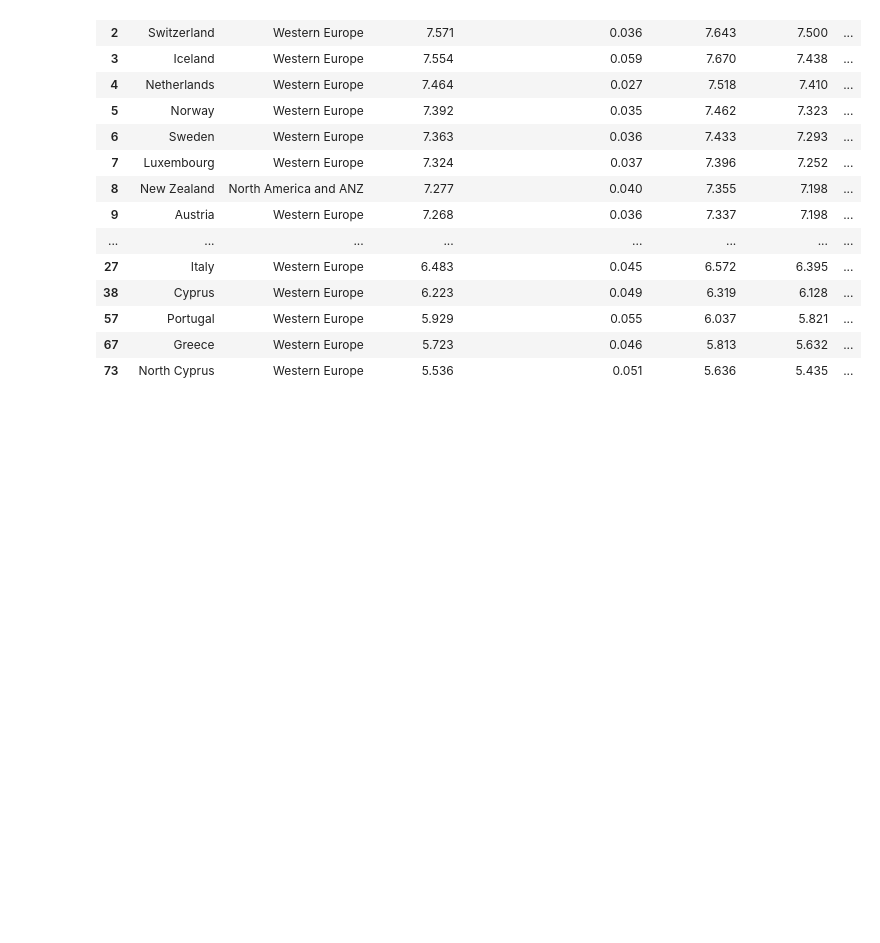
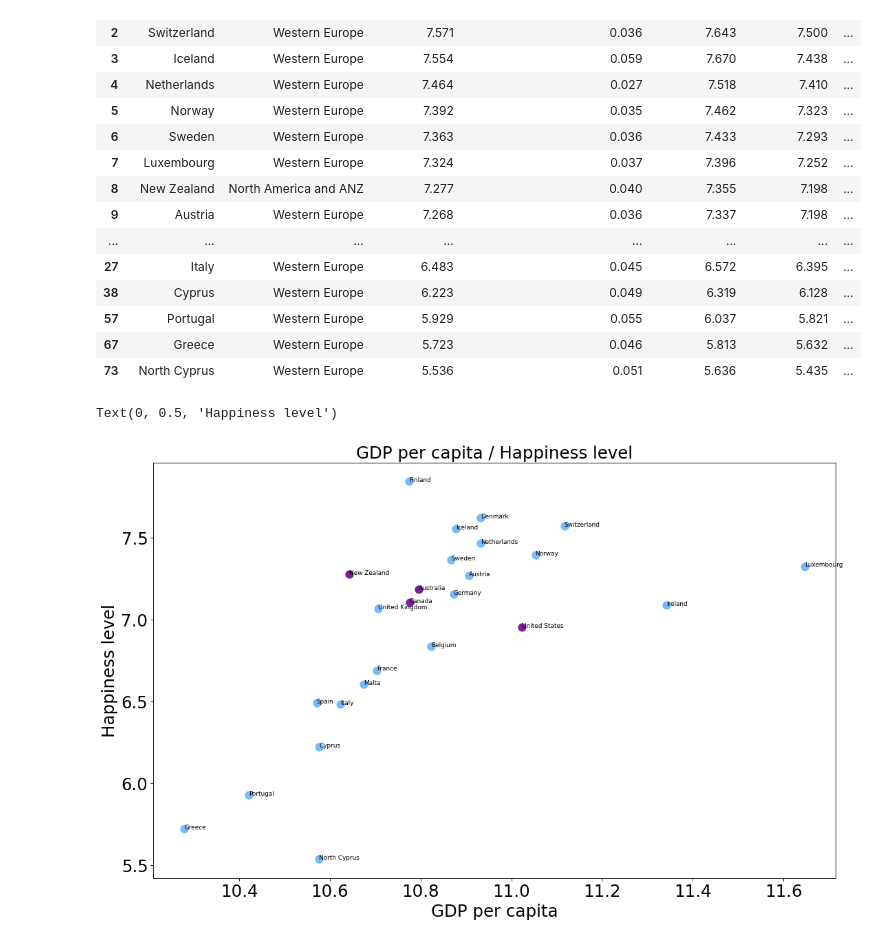
Before and after one commit to Dimignat/kristina, a Jupyter notebook: charts.ipynb, the cells around one changed output. Cells and saved outputs as stored; diff of their text form; code cells hidden in the pictures; blank space fills up the shorter version.

```diff
--- a/charts.ipynb
+++ b/charts.ipynb
@@ -328,3 +328,24 @@ df
 | 57 | Portugal | Western Europe | 5.929 | 0.055 | 6.037 | 5.821 | ... |
 | 67 | Greece | Western Europe | 5.723 | 0.046 | 5.813 | 5.632 | ... |
 | 73 | North Cyprus | Western Europe | 5.536 | 0.051 | 5.636 | 5.435 | ... |
+# %%
+df = data[data["Regional indicator"].isin(regions)].copy()
+df.rename(columns={"Logged GDP per capita": "GDP per capita", "Ladder score": "Happiness level"}, inplace=True)
+df.sort_values("GDP per capita", inplace=True)
+df.set_index("Country name", inplace=True)
+fig = plt.figure(figsize=(16, 10), dpi=80, facecolor='w', edgecolor='k')
+
+for country, info in df.iterrows():
+    x = info['GDP per capita']
+    y = info['Happiness level']
+    plt.scatter(x, y, s=100, color = region_color[info["Regional indicator"]])
+    plt.text(x, y, country, fontsize=8)
+
+plt.xticks(fontsize=22)
+plt.yticks(fontsize=22)
+plt.title("GDP per capita / Happiness level", fontsize=22)
+plt.xlabel("GDP per capita", fontsize=22)
+plt.ylabel("Happiness level", fontsize=22)
+# %% [output]
+Text(0, 0.5, 'Happiness level')
+[figure, added]
```
Also changed, not shown: parts of 4 cells of this notebook, 3 other files.
